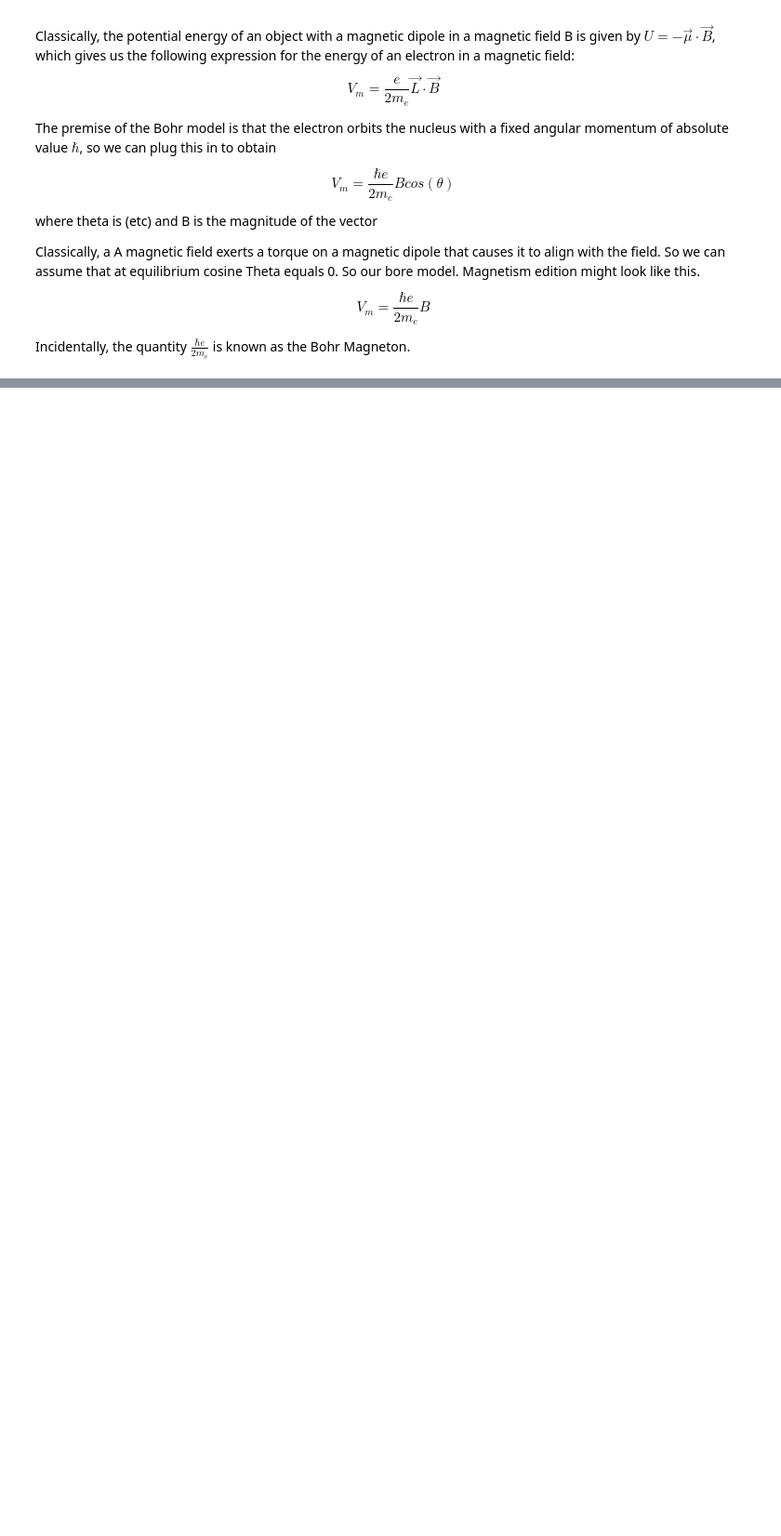
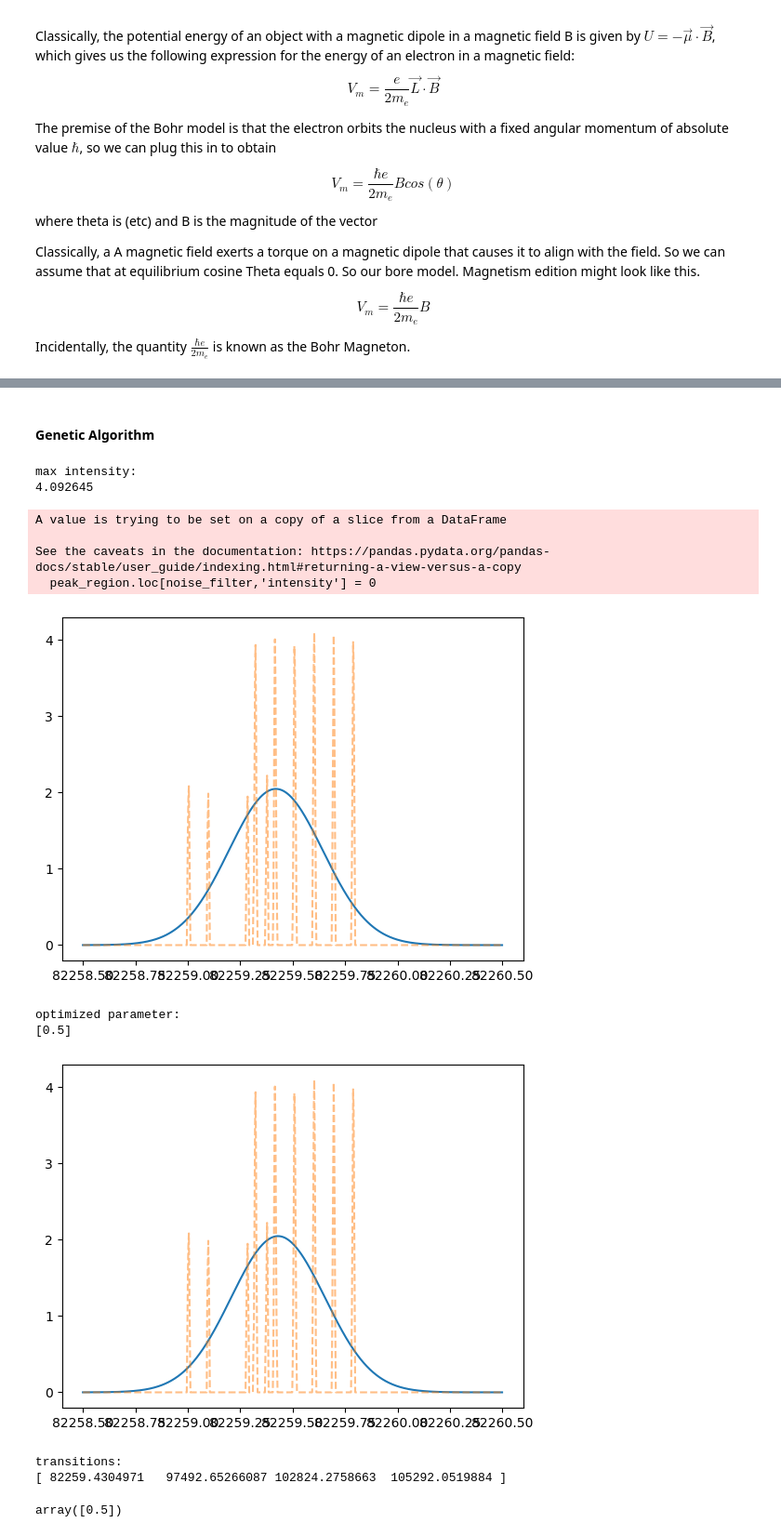
Before and after one commit to zedo-heptulose/pchem-II-lab, a Jupyter notebook: magnetism/my_code.ipynb, the cells around one changed output, grey strips where cells are left out. Shown at 93% size. Drawn from its saved outputs; the diff is of its cells as text; code cells hidden in the pictures; blank space fills up the shorter version.

```diff
--- a/magnetism/my_code.ipynb
+++ b/magnetism/my_code.ipynb
@@ -149,0 +260,2 @@ for m_l in [-2,-1, 1,2]:
+# %% [markdown]
+#### Genetic Algorithm
@@ -149,0 +289,7 @@ for m_l in [-2,-1, 1,2]:
+# %%
+def params_overlap(trs_function):
+    # needs to allow for flexible number of params
+    def calculate_overlap(params,fit_data,B):
+        e_trs = trs_function(B,*params)
+        return - spectra_overlap(e_trs,fit_data) # must negate to minimize
+    return calculate_overlap
@@ -149,0 +313,49 @@ for m_l in [-2,-1, 1,2]:
+# %%
+from scipy.optimize import differential_evolution
+
+def genetic_workflow(transition_function,bounds,B,fit_data):
+    objective_function = params_overlap(transition_function)
+    param_guess = [np.average(bound) for bound in bounds]
+    naive_trans = transition_function(B,*param_guess)
+    compare_spectra(naive_trans,fit_data)
+    result = differential_evolution(
+        objective_function,
+        bounds = bounds,
+        args =(fit_data,B),
+        maxiter=1000,
+        popsize=50,
+        tol=1e-3,
+        mutation=(0.5,1.5),
+        seed=42
+    )
+    new_param = result.x
+    print("optimized parameter:")
+    print(new_param)
+
+    new_trans = transition_function(B,*new_param)
+    compare_spectra(new_trans,fit_data)
+    print("transitions:")
+    print(new_trans)
+    return new_param
+# %%
+spec = load_spectrum("lyman_B03.csv")
+B = 0.03
+#optimization_workflow(bohr_mag_trans_energies,B,b03)
+bounds = [
+    (0.5,2.0),
+]
+genetic_workflow(bohr_mag_trans_energies,bounds,B,spec)
+# %% [output]
+max intensity:
+4.092645
+A value is trying to be set on a copy of a slice from a DataFrame
+
+See the caveats in the documentation: https://pandas.pydata.org/pandas-docs/stable/user_guide/indexing.html#returning-a-view-versus-a-copy
+  peak_region.loc[noise_filter,'intensity'] = 0
+[figure, added]
+optimized parameter:
+[0.5]
+[figure, added]
+transitions:
+[ 82259.4304971   97492.65266087 102824.2758663  105292.0519884 ]
+array([0.5])
```
Also changed, not shown: parts of 47 cells of this notebook, 15 other files.
